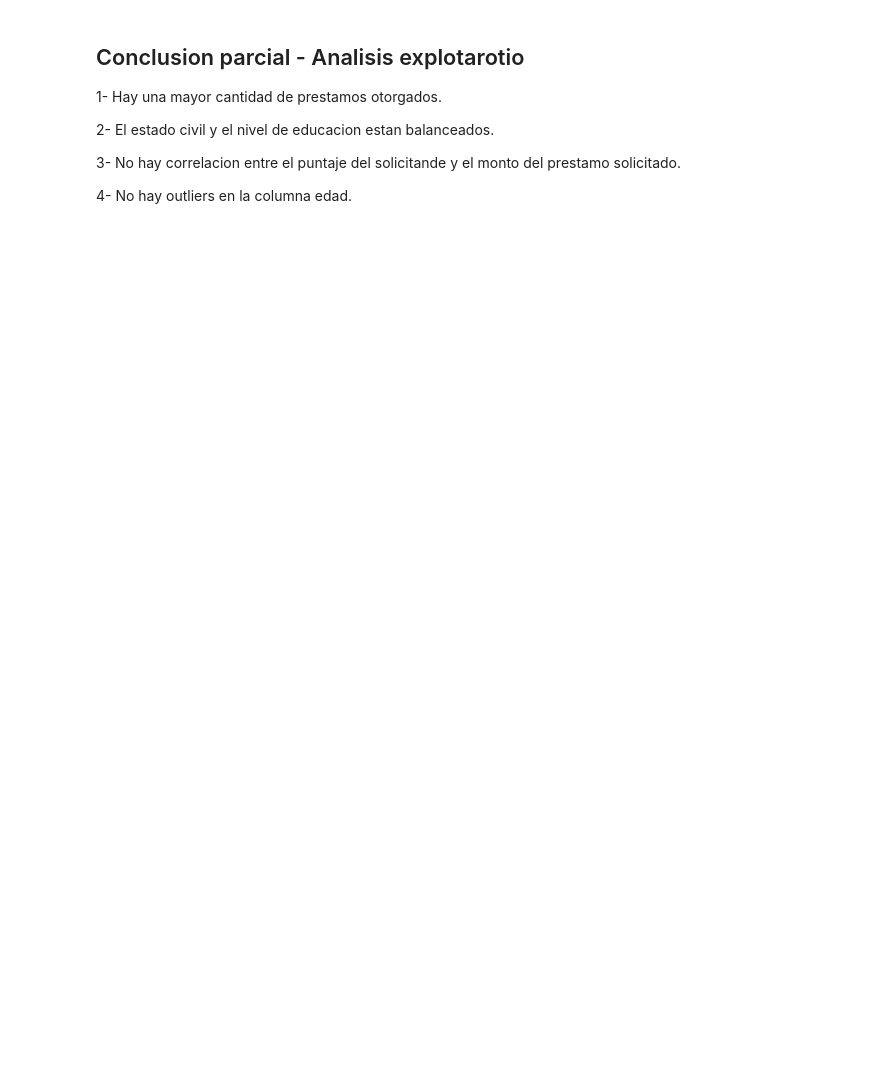
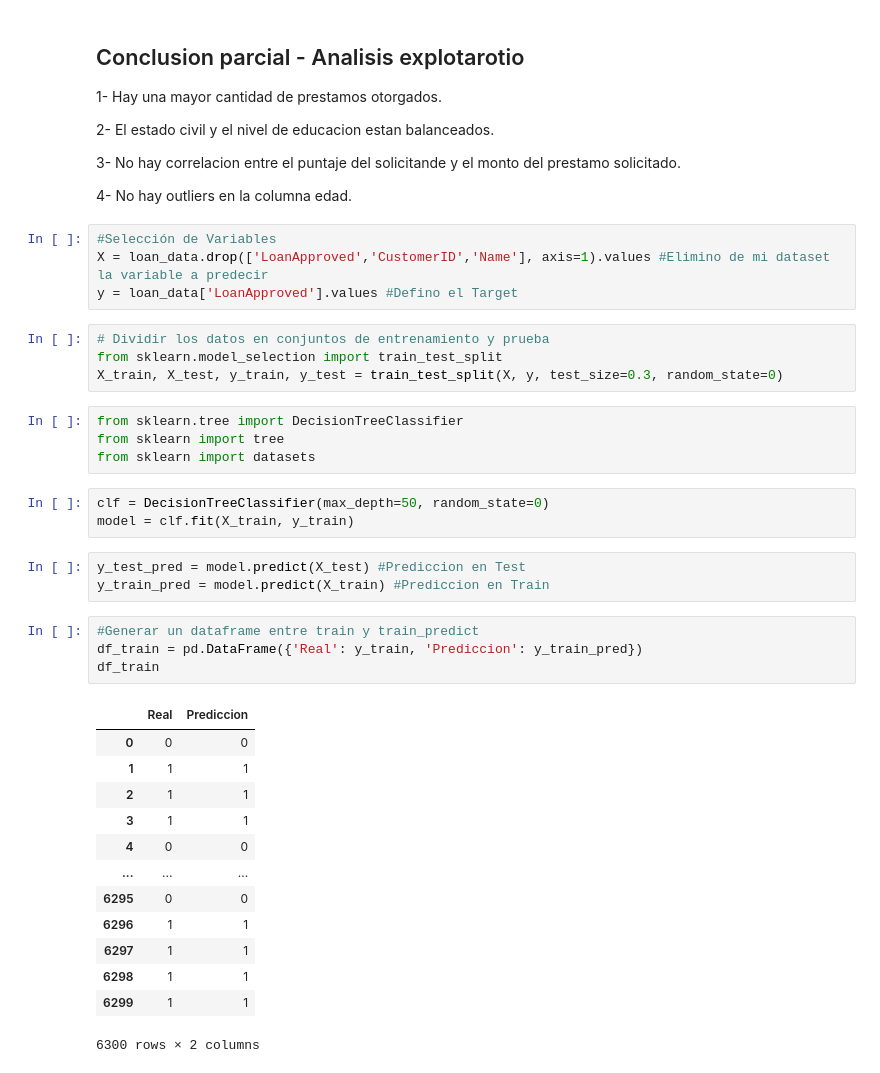
Before and after one commit to LuqGon/loan-factor-dsproject, a Jupyter notebook: loan-factor_GONZALEZ.ipynb, the cells around one changed output. Saved outputs shown, nothing was run; the diff lists cells and outputs as text; blank space fills up the shorter version.

Commit message:
Train

```diff
--- a/loan-factor_GONZALEZ.ipynb
+++ b/loan-factor_GONZALEZ.ipynb
@@ -197,3 +215,39 @@ plt.show()
 3- No hay correlacion entre el puntaje del solicitande y el monto del prestamo solicitado.
 
 4- No hay outliers en la columna edad.
+# %%
+#Selección de Variables
+X = loan_data.drop(['LoanApproved','CustomerID','Name'], axis=1).values #Elimino de mi dataset la variable a predecir
+y = loan_data['LoanApproved'].values #Defino el Target
+# %%
+# Dividir los datos en conjuntos de entrenamiento y prueba
+from sklearn.model_selection import train_test_split
+X_train, X_test, y_train, y_test = train_test_split(X, y, test_size=0.3, random_state=0)
+# %%
+from sklearn.tree import DecisionTreeClassifier
+from sklearn import tree
+from sklearn import datasets
+# %%
+clf = DecisionTreeClassifier(max_depth=50, random_state=0)
+model = clf.fit(X_train, y_train)
+# %%
+y_test_pred = model.predict(X_test) #Prediccion en Test
+y_train_pred = model.predict(X_train) #Prediccion en Train
+# %%
+#Generar un dataframe entre train y train_predict
+df_train = pd.DataFrame({'Real': y_train, 'Prediccion': y_train_pred})
+df_train
+# %% [output]
+|  | Real | Prediccion |
+| 0 | 0 | 0 |
+| 1 | 1 | 1 |
+| 2 | 1 | 1 |
+| 3 | 1 | 1 |
+| 4 | 0 | 0 |
+| ... | ... | ... |
+| 6295 | 0 | 0 |
+| 6296 | 1 | 1 |
+| 6297 | 1 | 1 |
+| 6298 | 1 | 1 |
+| 6299 | 1 | 1 |
+6300 rows × 2 columns
```
Also changed, not shown: parts of 12 cells of this notebook.
